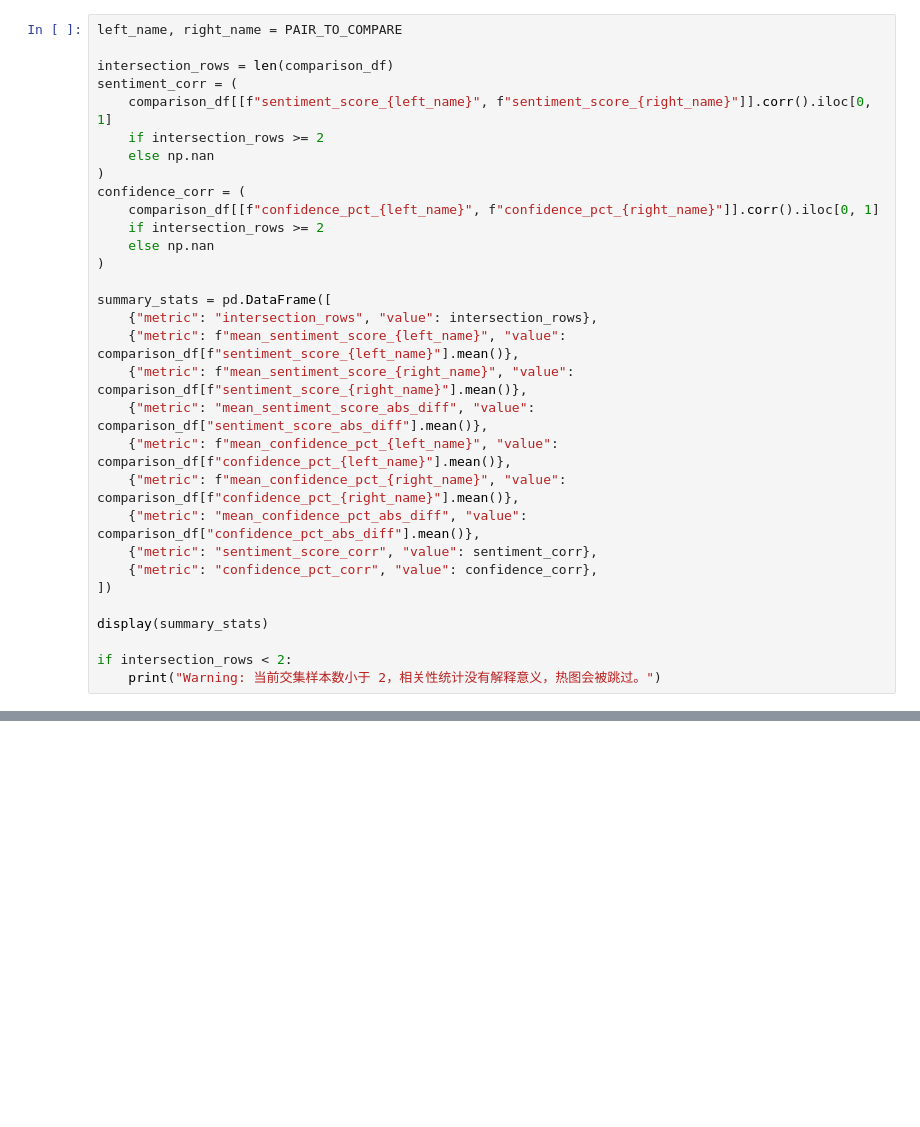
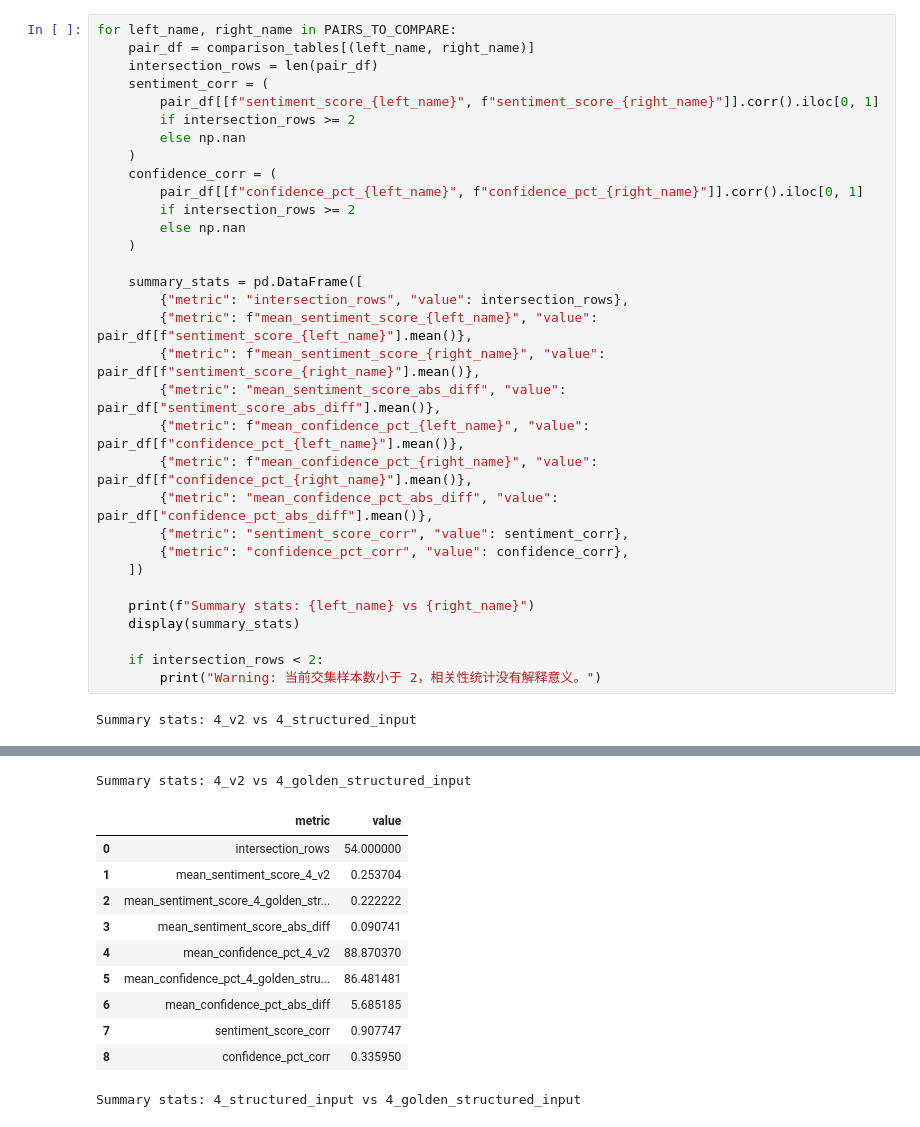
Before and after one commit to WuHaohai06/2026_aqumon_capstone_project, a Jupyter notebook: compare_results.ipynb, the cells around one changed output, grey strips where cells are left out. Saved outputs shown, nothing was run; the diff lists cells and outputs as text; blank space fills up the shorter version.

```diff
--- a/compare_results.ipynb
+++ b/compare_results.ipynb
@@ -181,42 +208,56 @@ Intersection rows: 54
 # %%
-left_name, right_name = PAIR_TO_COMPARE
+for left_name, right_name in PAIRS_TO_COMPARE:
+    pair_df = comparison_tables[(left_name, right_name)]
+    intersection_rows = len(pair_df)
+    sentiment_corr = (
+        pair_df[[f"sentiment_score_{left_name}", f"sentiment_score_{right_name}"]].corr().iloc[0, 1]
+        if intersection_rows >= 2
+        else np.nan
+    )
+    confidence_corr = (
+        pair_df[[f"confidence_pct_{left_name}", f"confidence_pct_{right_name}"]].corr().iloc[0, 1]
+        if intersection_rows >= 2
+        else np.nan
+    )
 
-intersection_rows = len(comparison_df)
-sentiment_corr = (
-    comparison_df[[f"sentiment_score_{left_name}", f"sentiment_score_{right_name}"]].corr().iloc[0, 1]
-    if intersection_rows >= 2
-    else np.nan
-)
-confidence_corr = (
-    comparison_df[[f"confidence_pct_{left_name}", f"confidence_pct_{right_name}"]].corr().iloc[0, 1]
-    if intersection_rows >= 2
-    else np.nan
-)
+    summary_stats = pd.DataFrame([
+        {"metric": "intersection_rows", "value": intersection_rows},
+        {"metric": f"mean_sentiment_score_{left_name}", "value": pair_df[f"sentiment_score_{left_name}"].mean()},
+        {"metric": f"mean_sentiment_score_{right_name}", "value": pair_df[f"sentiment_score_{right_name}"].mean()},
+        {"metric": "mean_sentiment_score_abs_diff", "value": pair_df["sentiment_score_abs_diff"].mean()},
+        {"metric": f"mean_confidence_pct_{left_name}", "value": pair_df[f"confidence_pct_{left_name}"].mean()},
+        {"metric": f"mean_confidence_pct_{right_name}", "value": pair_df[f"confidence_pct_{right_name}"].mean()},
+        {"metric": "mean_confidence_pct_abs_diff", "value": pair_df["confidence_pct_abs_diff"].mean()},
+        {"metric": "sentiment_score_corr", "value": sentiment_corr},
+        {"metric": "confidence_pct_corr", "value": confidence_corr},
+    ])
 
-summary_stats = pd.DataFrame([
-    {"metric": "intersection_rows", "value": intersection_rows},
-    {"metric": f"mean_sentiment_score_{left_name}", "value": comparison_df[f"sentiment_score_{left_name}"].mean()},
-    {"metric": f"mean_sentiment_score_{right_name}", "value": comparison_df[f"sentiment_score_{right_name}"].mean()},
-    {"metric": "mean_sentiment_score_abs_diff", "value": comparison_df["sentiment_score_abs_diff"].mean()},
-    {"metric": f"mean_confidence_pct_{left_name}", "value": comparison_df[f"confidence_pct_{left_name}"].mean()},
-    {"metric": f"mean_confidence_pct_{right_name}", "value": comparison_df[f"confidence_pct_{right_name}"].mean()},
-    {"metric": "mean_confidence_pct_abs_diff", "value": comparison_df["confidence_pct_abs_diff"].mean()},
-    {"metric": "sentiment_score_corr", "value": sentiment_corr},
-    {"metric": "confidence_pct_corr", "value": confidence_corr},
-])
+    print(f"Summary stats: {left_name} vs {right_name}")
+    display(summary_stats)
 
-display(summary_stats)
-
-if intersection_rows < 2:
-    print("Warning: 当前交集样本数小于 2，相关性统计没有解释意义，热图会被跳过。")
+    if intersection_rows < 2:
+        print("Warning: 当前交集样本数小于 2，相关性统计没有解释意义。")
 # %% [output]
+Summary stats: 4_v2 vs 4_structured_input
 |  | metric | value |
 | 0 | intersection_rows | 54.000000 |
 | 1 | mean_sentiment_score_4_v2 | 0.253704 |
 | 2 | mean_sentiment_score_4_structured... | 0.262963 |
 | 3 | mean_sentiment_score_abs_diff | 0.068519 |
 | 4 | mean_confidence_pct_4_v2 | 88.870370 |
 | 5 | mean_confidence_pct_4_structured_... | 89.166667 |
 | 6 | mean_confidence_pct_abs_diff | 3.555556 |
 | 7 | sentiment_score_corr | 0.956127 |
 | 8 | confidence_pct_corr | 0.497728 |
+Summary stats: 4_v2 vs 4_golden_structured_input
+|  | metric | value |
+| 0 | intersection_rows | 54.000000 |
+| 1 | mean_sentiment_score_4_v2 | 0.253704 |
+| 2 | mean_sentiment_score_4_golden_str... | 0.222222 |
+| 3 | mean_sentiment_score_abs_diff | 0.090741 |
+| 4 | mean_confidence_pct_4_v2 | 88.870370 |
+| 5 | mean_confidence_pct_4_golden_stru... | 86.481481 |
+| 6 | mean_confidence_pct_abs_diff | 5.685185 |
+| 7 | sentiment_score_corr | 0.907747 |
+| 8 | confidence_pct_corr | 0.335950 |
+Summary stats: 4_structured_input vs 4_golden_structured_input
```
Also changed, not shown: parts of 6 cells of this notebook, 7 other files.
